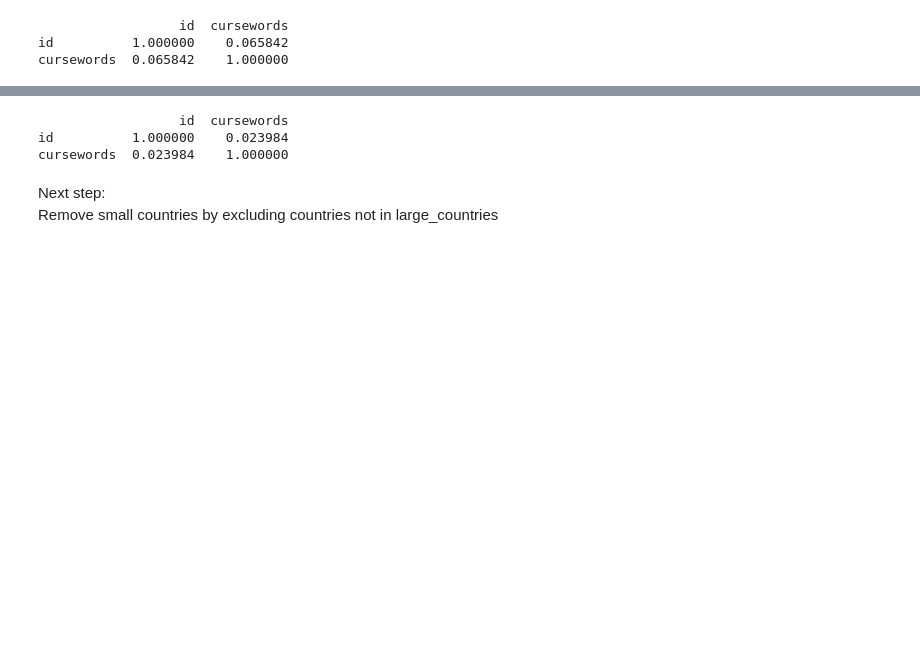
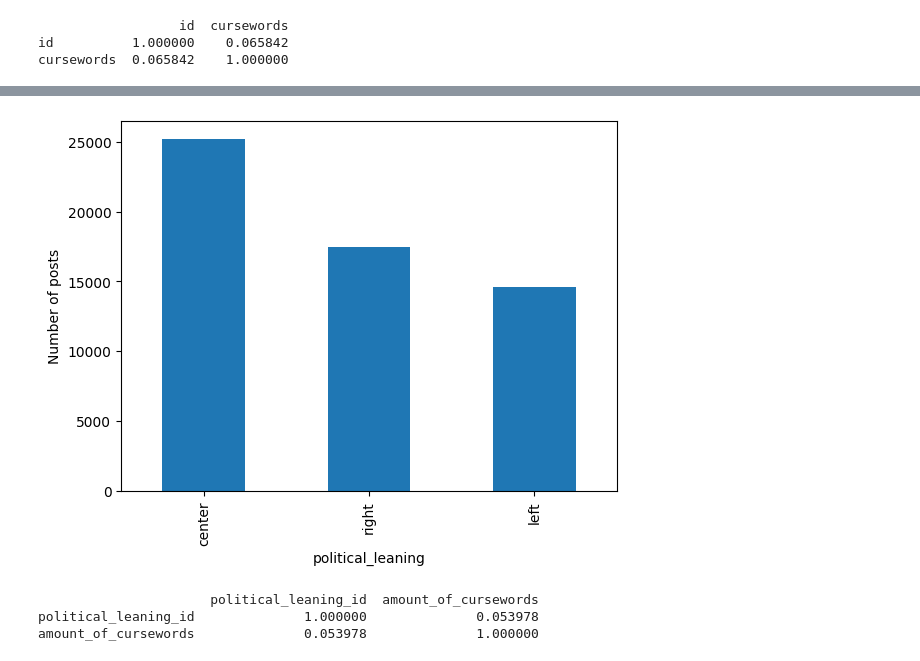
Before and after one commit to Bachelor-Data-Science/Language-AI, a Jupyter notebook: Data Exploration.ipynb, the cells around one changed output, grey strips where cells are left out. Cells and saved outputs as stored; diff of their text form; code cells hidden in the pictures; blank space fills up the shorter version.

```diff
--- a/Data Exploration.ipynb
+++ b/Data Exploration.ipynb
@@ -268,0 +346,2 @@ cursewords  0.065842    1.000000
+# %%
+df_politics = pd.read_csv("data/cleaned_data.csv")
@@ -269,12 +364,16 @@ cursewords  0.065842    1.000000
+# %%
+# encode political leaning as a number in 'political_leaning_id'where left is -1, center is 0, and right is 1
+df_politics['political_leaning_id'] = df_politics['political_leaning'].apply(lambda x: -1 if x == 'left' else 0 if x == 'center' else 1)
+# %%
+df_politics.value_counts('political_leaning').plot(kind='bar', fontsize=10, xlabel = "political_leaning", ylabel="Number of posts");
+# %% [output]
+[figure, added]
 # %%
-correlation = df_nationality['id'].corr(df_nationality['cursewords'])
-df_new = df_nationality[['id', 'cursewords']].copy()
+correlation = df_politics['political_leaning_id'].corr(df_politics['amount_of_cursewords'])
+df_new = df_politics[['political_leaning_id', 'amount_of_cursewords']].copy()
 correlation_matrix = df_new.corr()
 print(correlation_matrix)
 # %% [output]
-                  id  cursewords
-id          1.000000    0.023984
-cursewords  0.023984    1.000000
+                      political_leaning_id  amount_of_cursewords
+political_leaning_id              1.000000              0.053978
+amount_of_cursewords              0.053978              1.000000
-# %% [markdown]
-Next step: <br>
-Remove small countries by excluding countries not in large_countries
```
Also changed, not shown: parts of 38 cells of this notebook, 1 other file.
